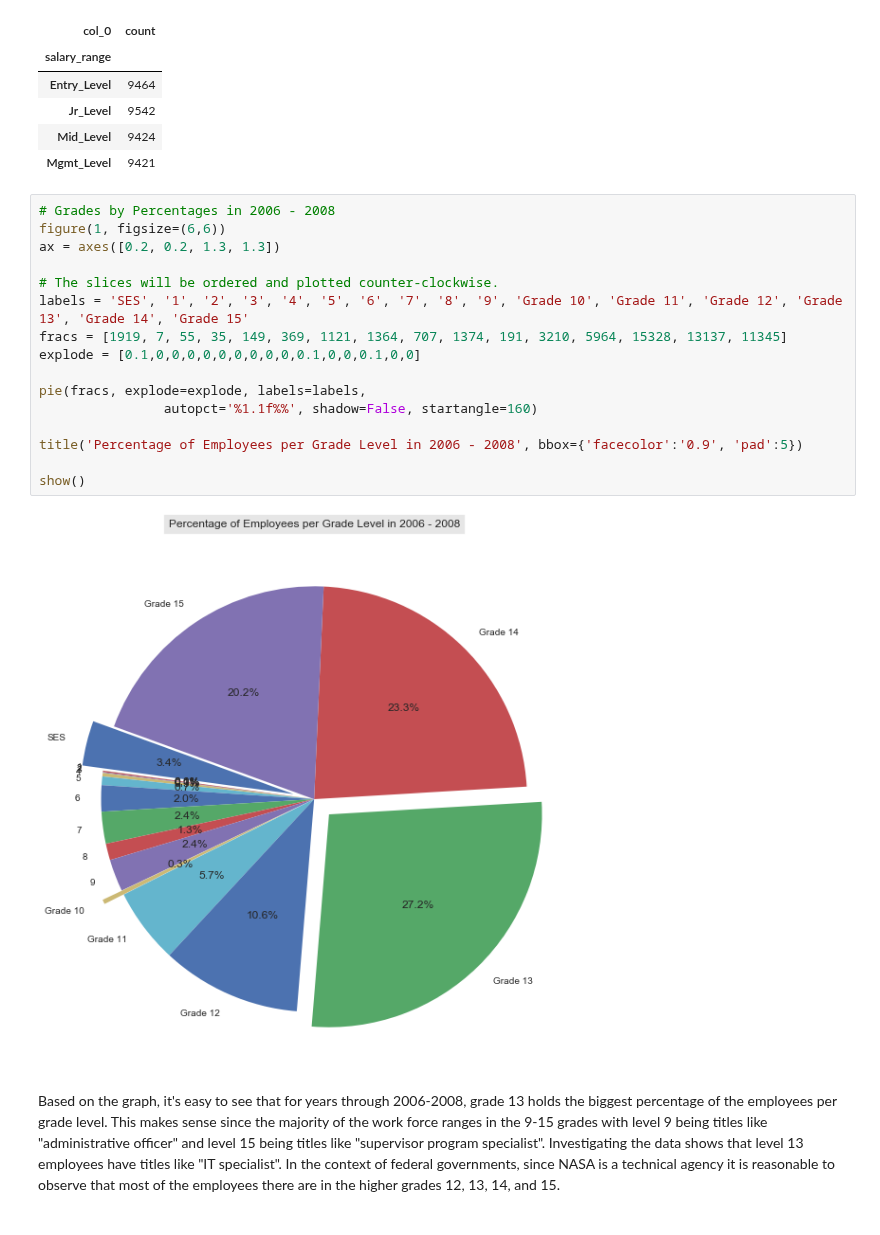
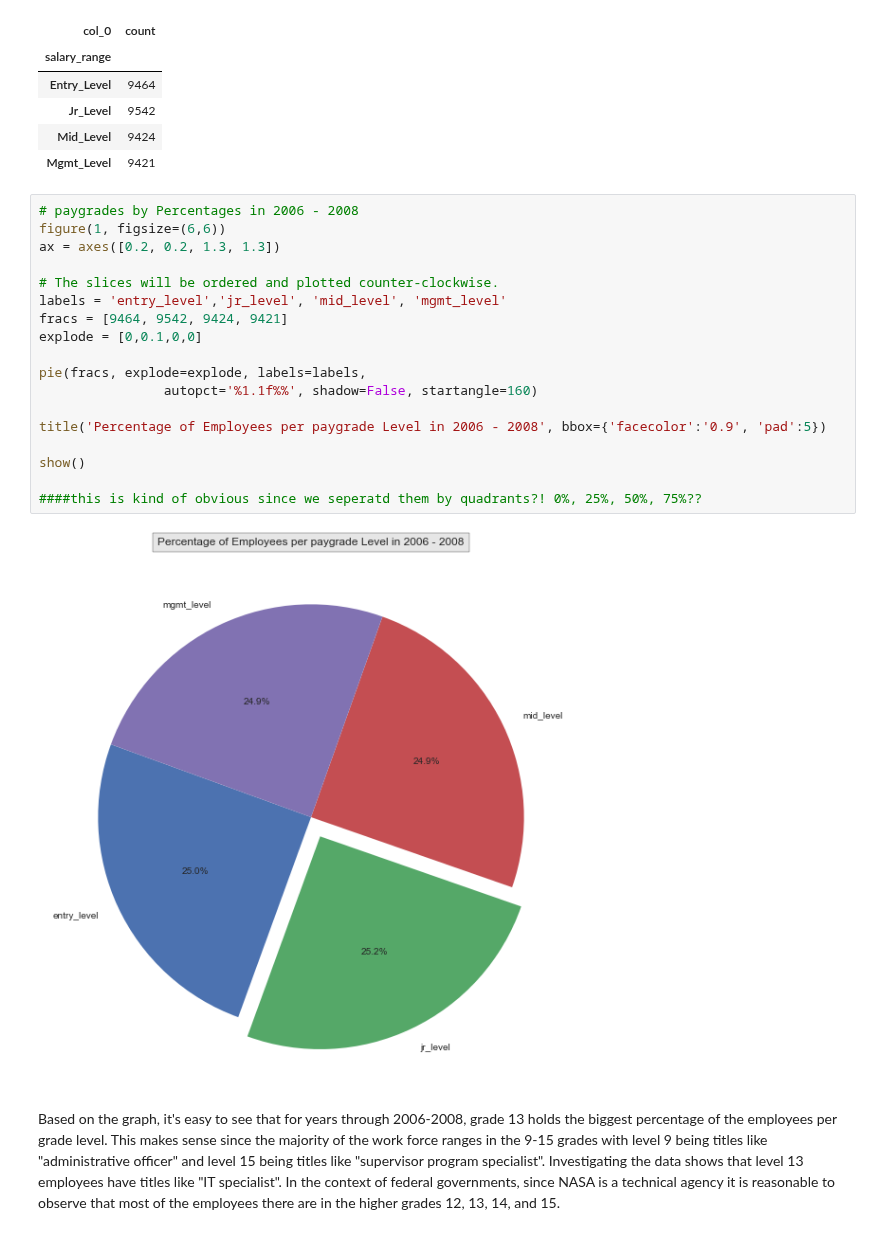
Before and after one commit to wkerneck/DataMiningClass, a Jupyter notebook: 7331_Data_MiningProject_1_resubmit.ipynb, the cells around one changed output. Drawn from its saved outputs; the diff is of its cells as text.

```diff
--- a/7331_Data_MiningProject_1_resubmit.ipynb
+++ b/7331_Data_MiningProject_1_resubmit.ipynb
@@ -538,23 +559,25 @@ pd.crosstab(index=df["salary_range"],columns="count")
 | Mid_Level | 9424 |
 | Mgmt_Level | 9421 |
 # %%
-# Grades by Percentages in 2006 - 2008
+# paygrades by Percentages in 2006 - 2008
 figure(1, figsize=(6,6))
 ax = axes([0.2, 0.2, 1.3, 1.3])
 
 # The slices will be ordered and plotted counter-clockwise.
-labels = 'SES', '1', '2', '3', '4', '5', '6', '7', '8', '9', 'Grade 10', 'Grade 11', 'Grade 12', 'Grade 13', 'Grade 14', 'Grade 15'
-fracs = [1919, 7, 55, 35, 149, 369, 1121, 1364, 707, 1374, 191, 3210, 5964, 15328, 13137, 11345]
-explode = [0.1,0,0,0,0,0,0,0,0,0,0.1,0,0,0.1,0,0]
+labels = 'entry_level','jr_level', 'mid_level', 'mgmt_level'
+fracs = [9464, 9542, 9424, 9421]
+explode = [0,0.1,0,0]
 
 pie(fracs, explode=explode, labels=labels,
                 autopct='%1.1f%%', shadow=False, startangle=160)
 
-title('Percentage of Employees per Grade Level in 2006 - 2008', bbox={'facecolor':'0.9', 'pad':5})
+title('Percentage of Employees per paygrade Level in 2006 - 2008', bbox={'facecolor':'0.9', 'pad':5})
 
 show()
+
+####this is kind of obvious since we seperatd them by quadrants?! 0%, 25%, 50%, 75%??
 # %% [output]
-[figure, old version]
+[figure, new version]
 # %% [markdown]
 Based on the graph, it's easy to see that for years through 2006-2008, grade 13 holds the biggest percentage of the employees per grade level. This makes sense since the majority of the work force ranges in the 9-15 grades with level 9 being titles like "administrative officer" and level 15 being titles like "supervisor program specialist". Investigating the data shows that level 13 employees have titles like "IT specialist". In the context of federal governments, since NASA is a technical agency it is reasonable to observe that most of the employees there are in the higher grades 12, 13, 14, and 15.
 # %%
```
Also changed, not shown: parts of 17 cells of this notebook.
